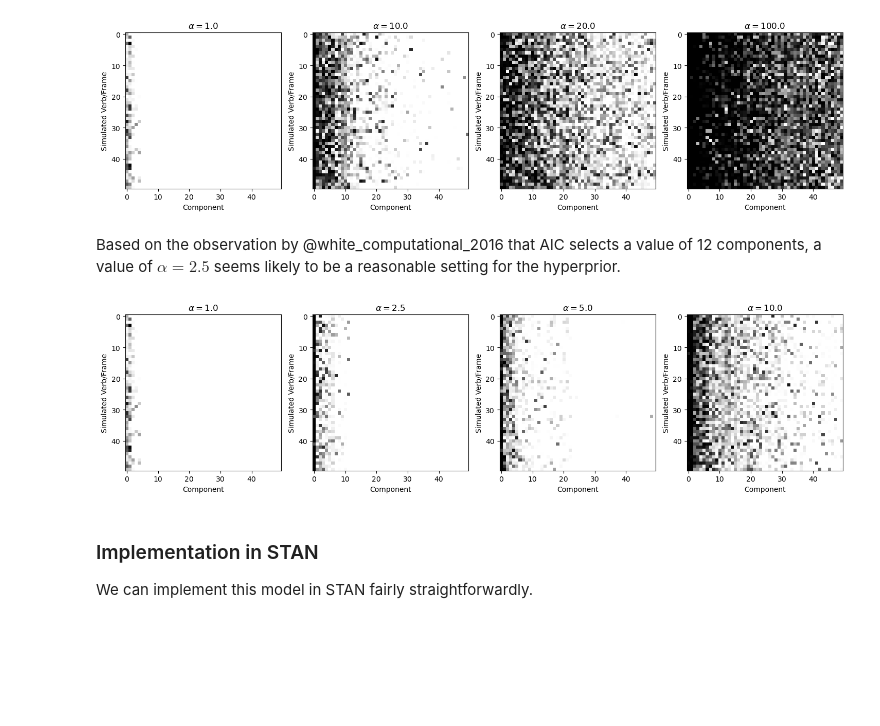
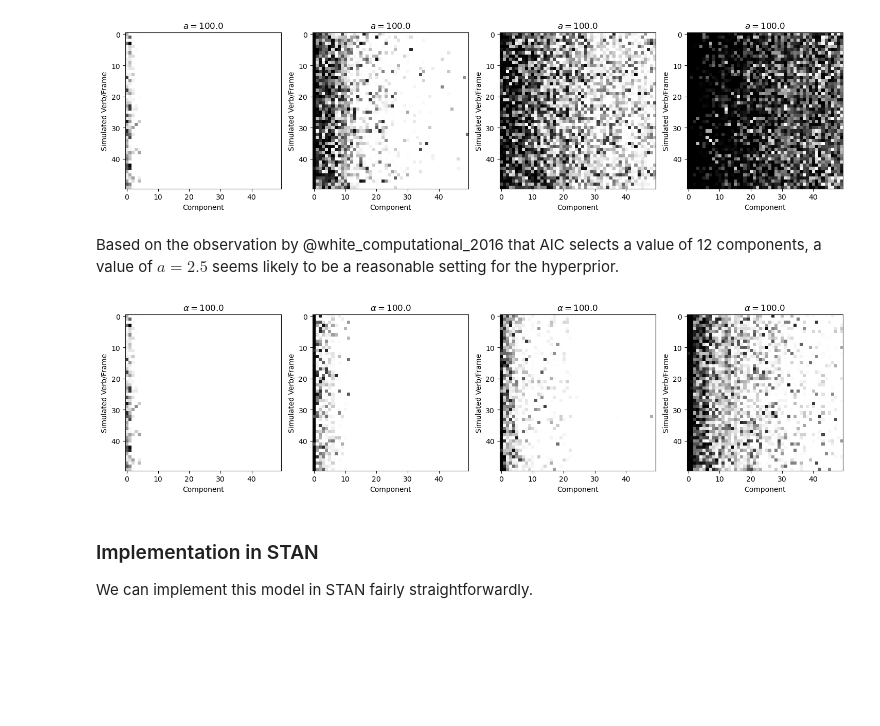
Before and after one commit to aaronstevenwhite/representation-learning-course, a Jupyter notebook: selection/model-definition.ipynb, the cells around one changed output. Saved outputs shown, nothing was run; the diff lists cells and outputs as text; code cells hidden in the pictures.

```diff
--- a/selection/model-definition.ipynb
+++ b/selection/model-definition.ipynb
@@ -178,8 +178,8 @@ where $\sigma_s \sim \text{Beta}(\alpha, 1)$.
 from scipy.stats import beta
 from numpy import ndarray
 
-def sample_stick_breaking_process(k: int, alpha: float) -> ndarray:
-    return beta(alpha, 1).rvs(k).cumprod()
+def sample_stick_breaking_process(k: int, a: float) -> ndarray:
+    return beta(a, 1).rvs(k).cumprod()
 # %% [markdown]
 This process is useful because it allows us to approximate the prior means up to a particular number of components–usually relatively a large number. One important thing to note about this process is that it strictly orders the types in terms of their mean, which can be seen if we sample many vectors of means from it.
 # %%
@@ -194,14 +194,14 @@ random.seed(30298)
 
 fig, axes = subplots(1, 4, figsize=(18, 10))
 
-for i, alpha in enumerate([1., 10., 20., 100.]):
+for i, a in enumerate([1., 10., 20., 100.]):
     samples = array([
-        sample_stick_breaking_process(k=50, alpha=alpha) for _ in range(50)
+        sample_stick_breaking_process(k=50, a=a) for _ in range(50)
     ])
     img = axes[i].imshow(samples)
     axes[i].set_xlabel("Component")
     axes[i].set_ylabel("Sample from stick-breaking process")
-    axes[i].set_title(r"$\alpha =$" + str(alpha))
+    axes[i].set_title(r"$a =$" + str(alpha))
     img.set_cmap('binary')
 # %% [output]
 [figure]
@@ -216,8 +216,8 @@ random.seed(30298)
 
 fig, axes = subplots(1, 4, figsize=(18, 10))
 
-for i, alpha in enumerate([1., 10., 20., 100.]):
-    means = sample_stick_breaking_process(k=50, alpha=alpha)
+for i, a in enumerate([1., 10., 20., 100.]):
+    means = sample_stick_breaking_process(k=50, a=a)
     precisions = expon(1).rvs(50)
 
     samples = array([
@@ -227,36 +227,36 @@ for i, alpha in enumerate([1., 10., 20., 100.]):
     img = axes[i].imshow(samples)
     axes[i].set_xlabel("Component")
     axes[i].set_ylabel("Simulated Verb/Frame")
-    axes[i].set_title(r"$\alpha =$" + str(alpha))
+    axes[i].set_title(r"$a =$" + str(alpha))
     img.set_cmap('binary')
 # %% [output]
 [figure]
 # %% [markdown]
-Based on the observation by @white_computational_2016 that AIC selects a value of 12 components, a value of $\alpha=2.5$ seems likely to be a reasonable setting for the hyperprior.
+Based on the observation by @white_computational_2016 that AIC selects a value of 12 components, a value of $a=2.5$ seems likely to be a reasonable setting for the hyperprior.
 # %%
 #| code-fold: true
 #| code-summary: Plotting code
 
 from scipy.stats import expon
 random.seed(30298)
 
 fig, axes = subplots(1, 4, figsize=(18, 10))
 
-for i, alpha in enumerate([1., 2.5, 5., 10.]):
-    means = sample_stick_breaking_process(k=50, alpha=alpha)
+for i, a in enumerate([1., 2.5, 5., 10.]):
+    means = sample_stick_breaking_process(k=50, a=a)
     precisions = expon(1).rvs(50)
 
     samples = array([
         beta(n*m, n*(1-m)).rvs(50) for m, n in zip(means, precisions)
     ]).T
 
     img = axes[i].imshow(samples)
     axes[i].set_xlabel("Component")
     axes[i].set_ylabel("Simulated Verb/Frame")
     axes[i].set_title(r"$\alpha =$" + str(alpha))
     img.set_cmap('binary')
 # %% [output]
-[figure, old version]
+[figure, new version]
 # %% [markdown]
 ### Implementation in STAN
 
```
Also changed, not shown: parts of 8 cells of this notebook, 6 other files.
